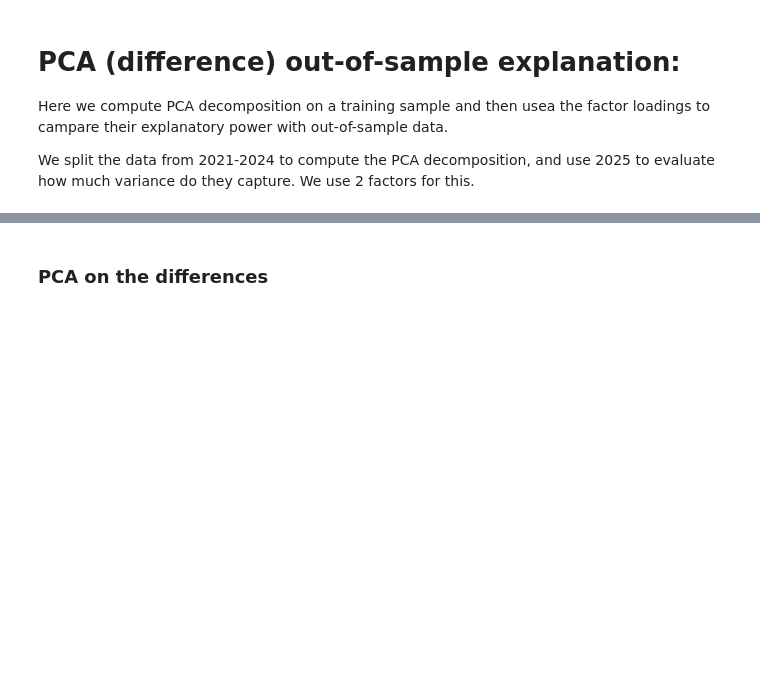
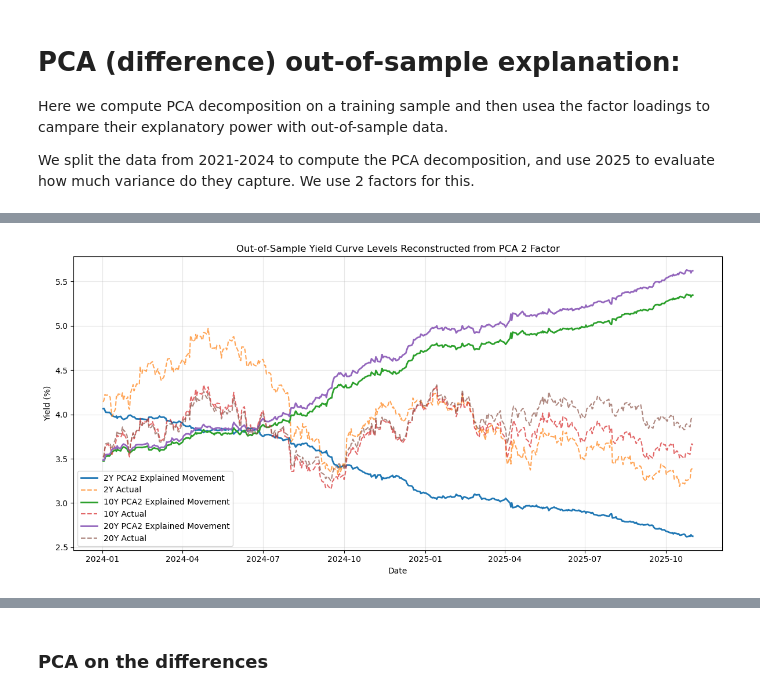
Before and after one commit to hedge-fund-strats/yield-curve-slope-trading, a Jupyter notebook: 01-pca.ipynb, the cells around one changed output, grey strips where cells are left out. Cells and saved outputs as stored; diff of their text form; code cells hidden in the pictures; blank space fills up the shorter version.

```diff
--- a/01-pca.ipynb
+++ b/01-pca.ipynb
@@ -180,0 +181,39 @@ plt.show()
+# %%
+pca_projection = pca.transform(test_sample) # Factor Scores - Series Out-Of-Sample
+loadings = pca.components_  #Eigenvalues Vectors (Factor Loadings)
+
+selected_tenors = ['2Y', '10Y', '20Y']
+all_tenors = spot_diff.columns.tolist()
+selected_indices = [all_tenors.index(t) for t in selected_tenors]
+
+factor_index = 1 #PCA 1 = 0, PCA 2 = 1, PCA 3 = 2
+F2 = pca_projection[:, factor_index].reshape(-1, 1) # Series of PCA2
+E_subset = loadings[factor_index, selected_indices].reshape(1, -1) # Eigenvector subset
+
+pc2_spot_diff = np.dot(F2, E_subset)
+pc2_spot_levels = pc2_spot_diff.cumsum(axis=0) + spot_df.loc["2023-12-29", selected_tenors].values
+
+fig, ax = plt.subplots(figsize=(12, 6))
+for i, maturity in enumerate(selected_tenors):
+    ax.plot(
+        test_spot_levels.index,
+        pc2_spot_levels[:, i],
+        label=f"{maturity} PCA2 Explained Movement",
+        linewidth=2,
+    )
+    ax.plot(
+        test_sample.index,
+        spot_df.loc["2024-01-01":"2025-10-31", maturity],
+        linestyle="--",
+        label=f"{maturity} Actual",
+        alpha=0.7,
+    )
+ax.set_title("Out-of-Sample Yield Curve Levels Reconstructed from PCA 2 Factor")
+ax.set_xlabel("Date")
+ax.set_ylabel("Yield (%)")
+ax.legend()
+ax.grid(True, alpha=0.3)
+plt.tight_layout()
+plt.show()
+# %% [output]
+[figure, added]
```
Also changed, not shown: parts of 2 cells of this notebook.
